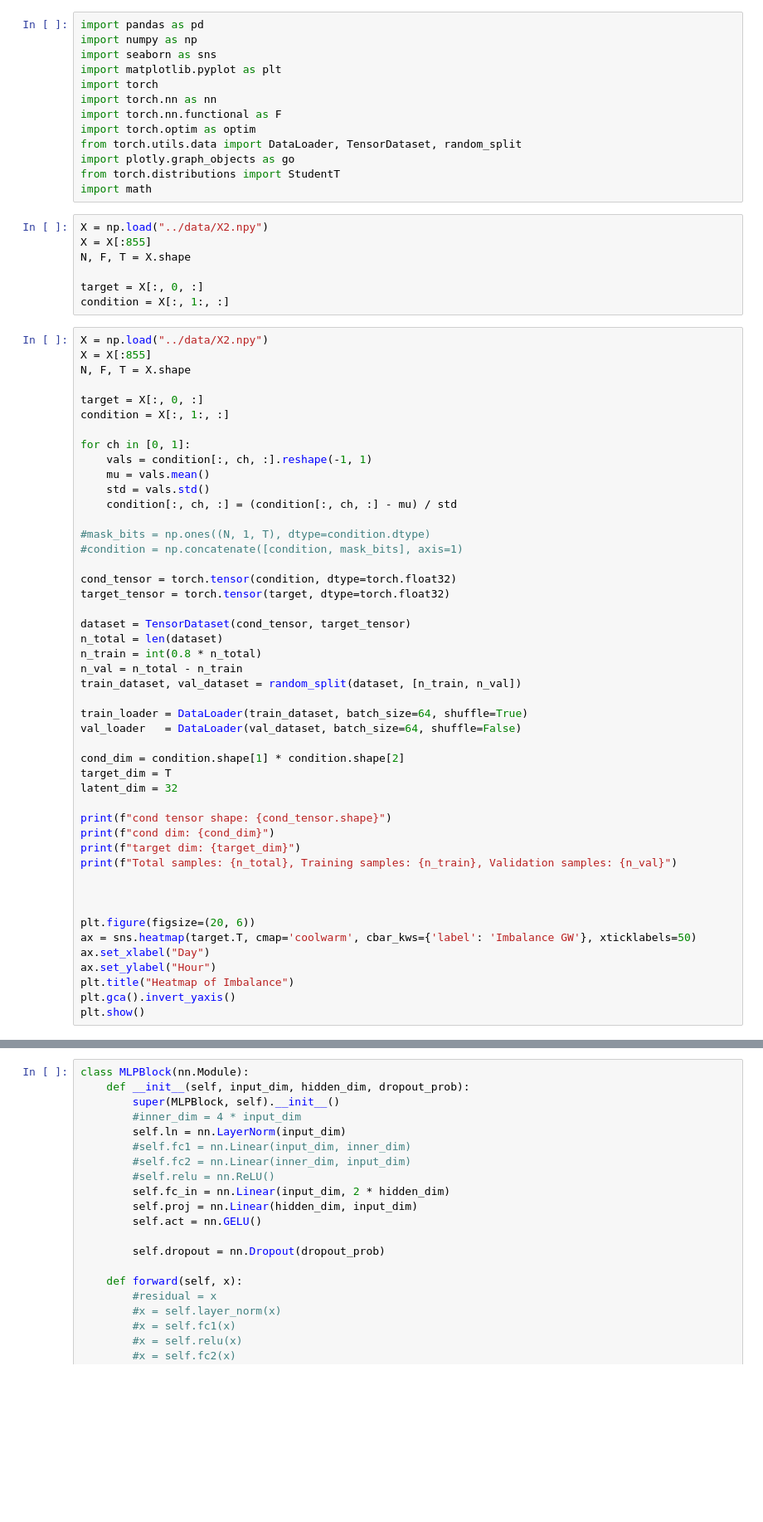
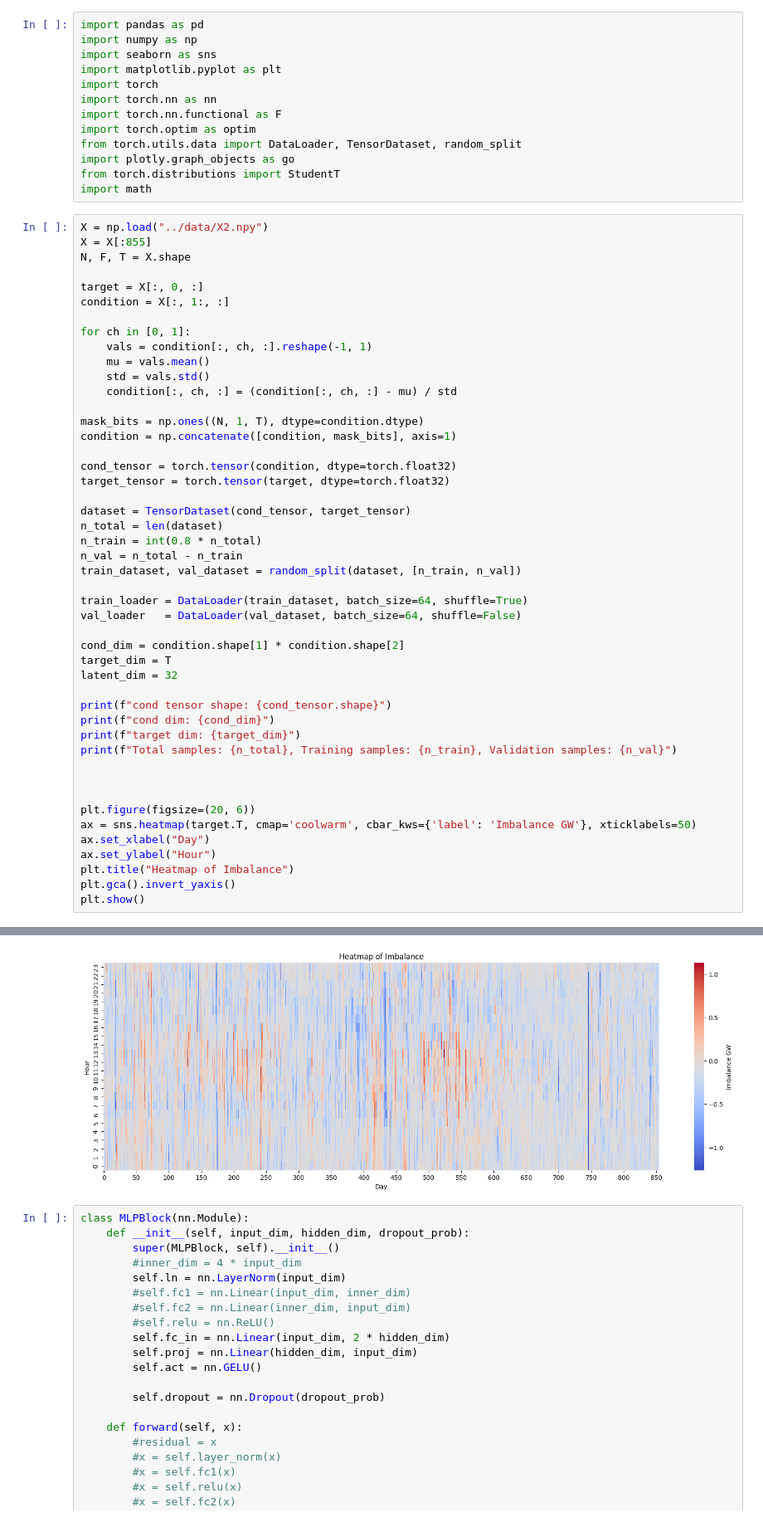
Before and after one commit to ThorneMadsen/Master, a Jupyter notebook: notebooks/MLPVAE.ipynb, the cells around one changed output, grey strips where cells are left out. Shown at 83% size. Cells and saved outputs as stored; diff of their text form; blank space fills up the shorter version.

```diff
--- a/notebooks/MLPVAE.ipynb
+++ b/notebooks/MLPVAE.ipynb
@@ -11,13 +11,6 @@ from torch.utils.data import DataLoader, TensorDataset, random_split
 import plotly.graph_objects as go
 from torch.distributions import StudentT
 import math
-# %%
-X = np.load("../data/X2.npy")
-X = X[:855]
-N, F, T = X.shape
-
-target = X[:, 0, :]
-condition = X[:, 1:, :]
 # %%
 X = np.load("../data/X2.npy")
 X = X[:855]
@@ -32,8 +25,8 @@ for ch in [0, 1]:
     std = vals.std()
     condition[:, ch, :] = (condition[:, ch, :] - mu) / std
 
-#mask_bits = np.ones((N, 1, T), dtype=condition.dtype)
-#condition = np.concatenate([condition, mask_bits], axis=1)
+mask_bits = np.ones((N, 1, T), dtype=condition.dtype)
+condition = np.concatenate([condition, mask_bits], axis=1)
 
 cond_tensor = torch.tensor(condition, dtype=torch.float32)
 target_tensor = torch.tensor(target, dtype=torch.float32)
@@ -65,3 +58,4 @@ ax.set_ylabel("Hour")
 plt.title("Heatmap of Imbalance")
 plt.gca().invert_yaxis()
 plt.show()
+# %% [output]
@@ -68,3 +66,4 @@ plt.show()
+[figure, added]
 # %%
 class MLPBlock(nn.Module):
     def __init__(self, input_dim, hidden_dim, dropout_prob):
```
Also changed, not shown: parts of 11 cells of this notebook, 1 other file.
